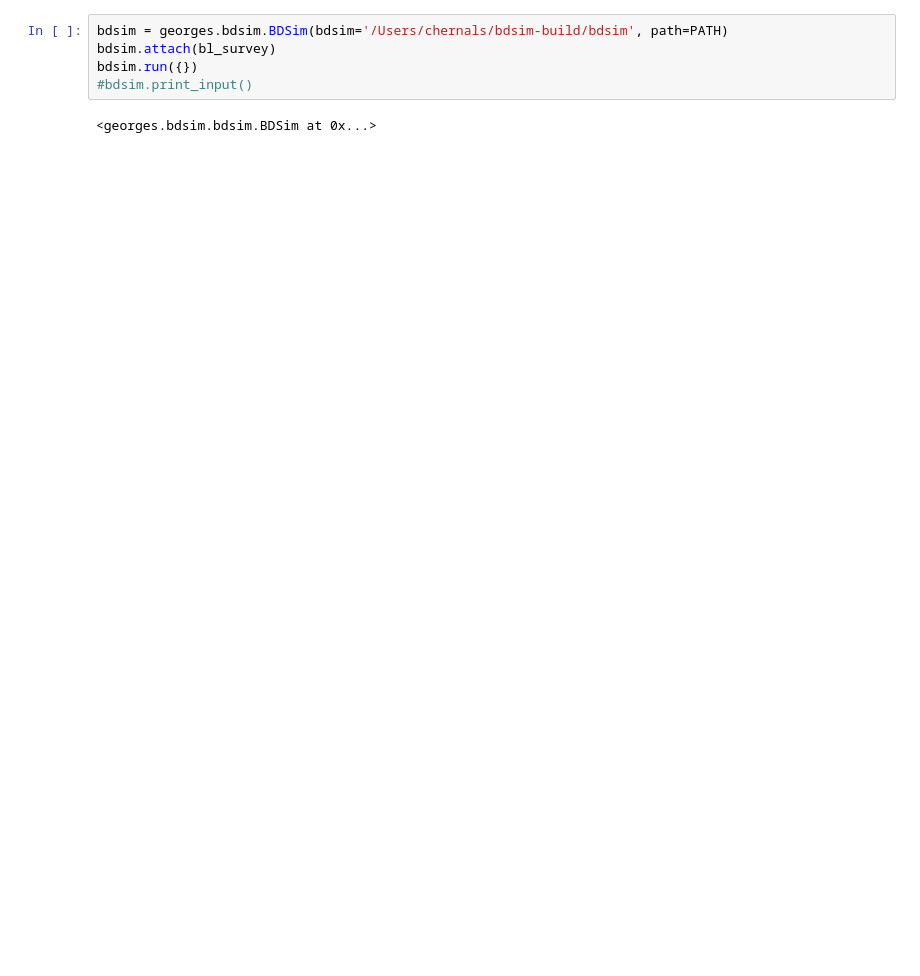
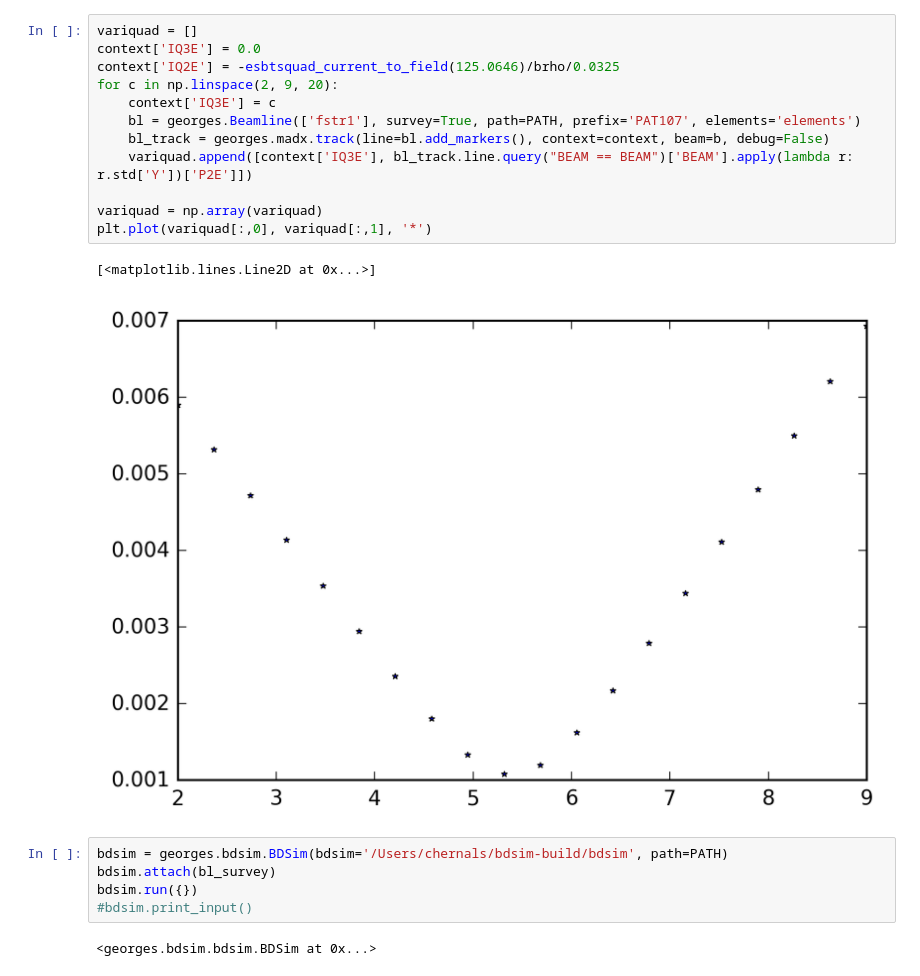
Before and after one commit to ULB-Metronu/georges, a Jupyter notebook: examples/Example Georges.ipynb, the cells around one changed output. Drawn from its saved outputs; the diff is of its cells as text; blank space fills up the shorter version.

```diff
--- a/examples/Example Georges.ipynb
+++ b/examples/Example Georges.ipynb
@@ -89,3 +135,18 @@ bl_track = georges.madx.track(line=bl.add_markers(), context=context, beam=b, de
+# %%
+variquad = []
+context['IQ3E'] = 0.0
+context['IQ2E'] = -esbtsquad_current_to_field(125.0646)/brho/0.0325
+for c in np.linspace(2, 9, 20):
+    context['IQ3E'] = c
+    bl = georges.Beamline(['fstr1'], survey=True, path=PATH, prefix='PAT107', elements='elements')
+    bl_track = georges.madx.track(line=bl.add_markers(), context=context, beam=b, debug=False)
+    variquad.append([context['IQ3E'], bl_track.line.query("BEAM == BEAM")['BEAM'].apply(lambda r: r.std['Y'])['P2E']])
+
+variquad = np.array(variquad)
+plt.plot(variquad[:,0], variquad[:,1], '*')
+# %% [output]
+[<matplotlib.lines.Line2D at 0x...>]
+[figure, added]
 # %%
 bdsim = georges.bdsim.BDSim(bdsim='/Users/chernals/bdsim-build/bdsim', path=PATH)
 bdsim.attach(bl_survey)
```
Also changed, not shown: parts of 16 cells of this notebook, 5 other files.
